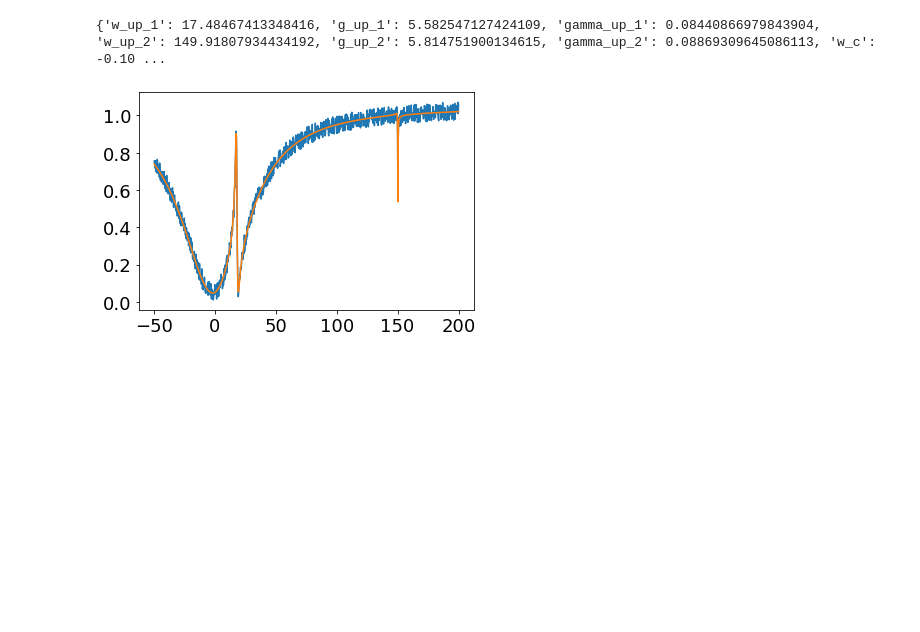
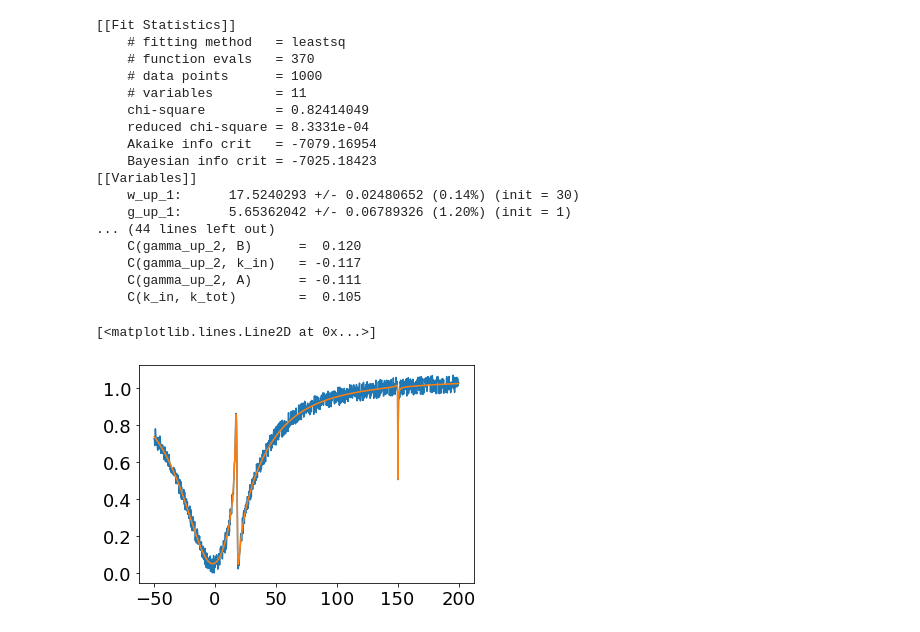
Before and after one commit to huanyanqi/siv-cqed-model, a Jupyter notebook: notebooks/demos/fitting_demo.ipynb, the cells around one changed output. Cells and saved outputs as stored; diff of their text form; code cells hidden in the pictures; blank space fills up the shorter version.

```diff
--- a/notebooks/demos/fitting_demo.ipynb
+++ b/notebooks/demos/fitting_demo.ipynb
@@ -27,18 +55,45 @@ plt.show()
 # %%
 m = MultiQubitCavity(None, [{}, {"w_up": 150}])
 w_arr = np.linspace(-50, 200, 1000)
 data = m.reflectance(w_arr, 1) + np.random.random(len(w_arr)) * 0.1
 plt.plot(w_arr, data)
 
-# w_up_1, g_up_1, gamma_up_1, w_up_2, g_up_2, gamma_up_2, w_c, k_in, k_tot, A
-popt, cov = fitter.fit_reflection(w_arr, data, fit_func=fitter.two_siv_ref,
-                            p0=[30, 1, 1, 145, 1, 1, 1, 15, 30, 1, 0],
-                            bounds=([-np.inf, 0, 0, -np.inf, 0, 0, -np.inf, 0, 0, 0, -np.inf],
-                                    [np.inf, np.inf, np.inf, np.inf, np.inf, np.inf, np.inf, np.inf, np.inf, np.inf, np.inf]))
+params = Parameters()
+params.add_many(
+    Parameter('w_up_1', value=30, min=-np.inf, max=np.inf),
+    Parameter('g_up_1', value=1, min=0, max=np.inf),
+    Parameter('gamma_up_1', value=1, min=0, max=np.inf),
+    Parameter('w_up_2', value=148, min=-np.inf, max=np.inf),
+    Parameter('g_up_2', value=1, min=0, max=np.inf),
+    Parameter('gamma_up_2', value=1, min=0, max=np.inf),
+    Parameter('w_c', value=1, min=-np.inf, max=np.inf),
+    Parameter('k_in', value=15, min=0, max=np.inf),
+    Parameter('k_tot', value=30, min=0, max=np.inf),
+    Parameter('A', value=1, min=0, max=np.inf),
+    Parameter('B', value=0, min=-np.inf, max=np.inf),
+)
 
-print(popt)
-plt.plot(w_arr, fitter.two_siv_ref(w_arr, **popt))
-plt.show()
+results = two_siv_ref_model.fit(data, params, w=w_arr)
+lmfit.report_fit(results)
+
+plt.plot(w_arr, two_siv_ref_model.eval(results.params, w=w_arr))
 # %% [output]
-{'w_up_1': 17.48467413348416, 'g_up_1': 5.582547127424109, 'gamma_up_1': 0.08440866979843904, 'w_up_2': 149.91807934434192, 'g_up_2': 5.814751900134615, 'gamma_up_2': 0.08869309645086113, 'w_c': -0.10 ...
+[[Fit Statistics]]
+    # fitting method   = leastsq
+    # function evals   = 370
+    # data points      = 1000
+    # variables        = 11
+    chi-square         = 0.82414049
+    reduced chi-square = 8.3331e-04
+    Akaike info crit   = -7079.16954
+    Bayesian info crit = -7025.18423
+[[Variables]]
+    w_up_1:      17.5240293 +/- 0.02480652 (0.14%) (init = 30)
+    g_up_1:      5.65362042 +/- 0.06789326 (1.20%) (init = 1)
+... (44 lines left out)
+    C(gamma_up_2, B)      =  0.120
+    C(gamma_up_2, k_in)   = -0.117
+    C(gamma_up_2, A)      = -0.111
+    C(k_in, k_tot)        =  0.105
+[<matplotlib.lines.Line2D at 0x...>]
-[figure, old version]
+[figure, new version]
```
Also changed, not shown: parts of 2 cells of this notebook, 4 other files.
